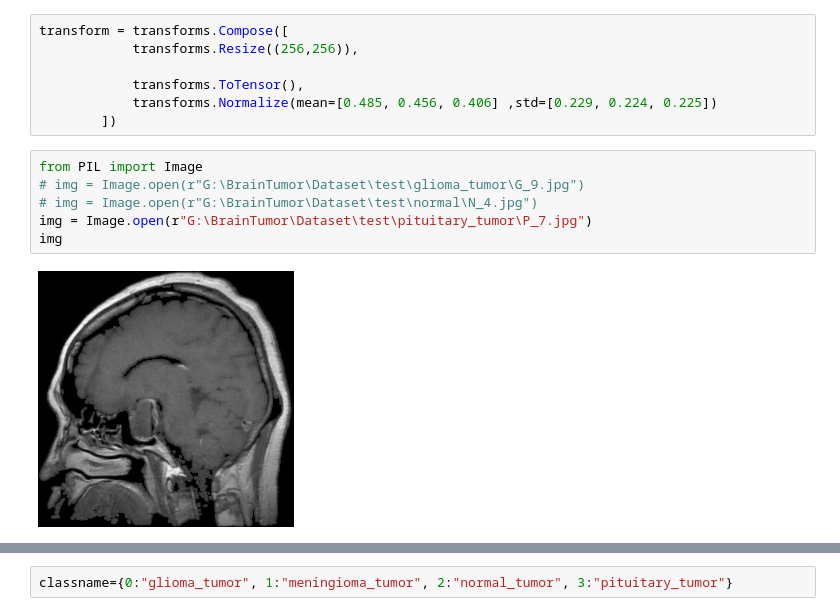
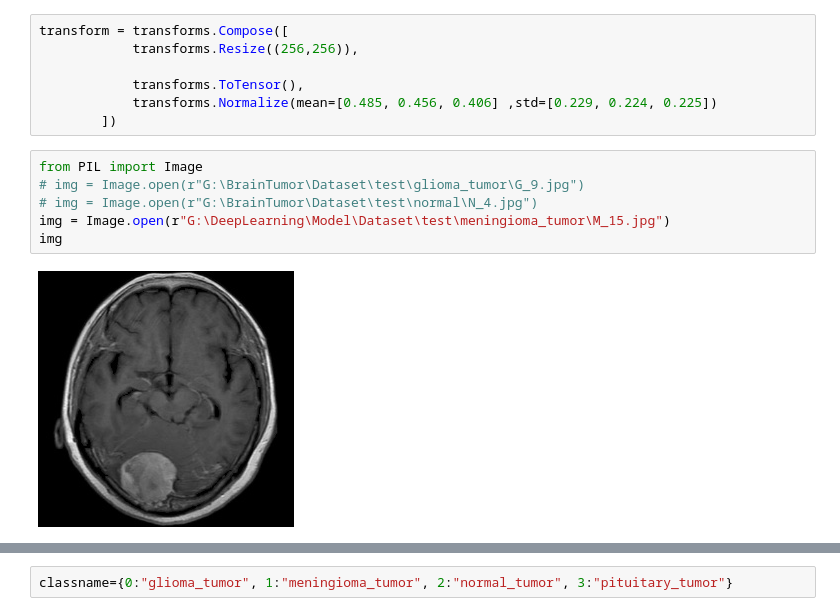
Before and after one commit to XUANLOCDEFGH/BrainDectection, a Jupyter notebook: brain-tumor-localization-using-weak-annotations.ipynb, the cells around one changed output, grey strips where cells are left out. Drawn from its saved outputs; the diff is of its cells as text.

```diff
--- a/brain-tumor-localization-using-weak-annotations.ipynb
+++ b/brain-tumor-localization-using-weak-annotations.ipynb
@@ -277,9 +326,9 @@ transform = transforms.Compose([
 # %%
 from PIL import Image
 # img = Image.open(r"G:\BrainTumor\Dataset\test\glioma_tumor\G_9.jpg")
 # img = Image.open(r"G:\BrainTumor\Dataset\test\normal\N_4.jpg")
-img = Image.open(r"G:\BrainTumor\Dataset\test\pituitary_tumor\P_7.jpg")
+img = Image.open(r"G:\DeepLearning\Model\Dataset\test\meningioma_tumor\M_15.jpg")
 img
 # %% [output]
-[figure, old version]
+[figure, new version]
 # %%
```
Also changed, not shown: parts of 6 cells of this notebook.
